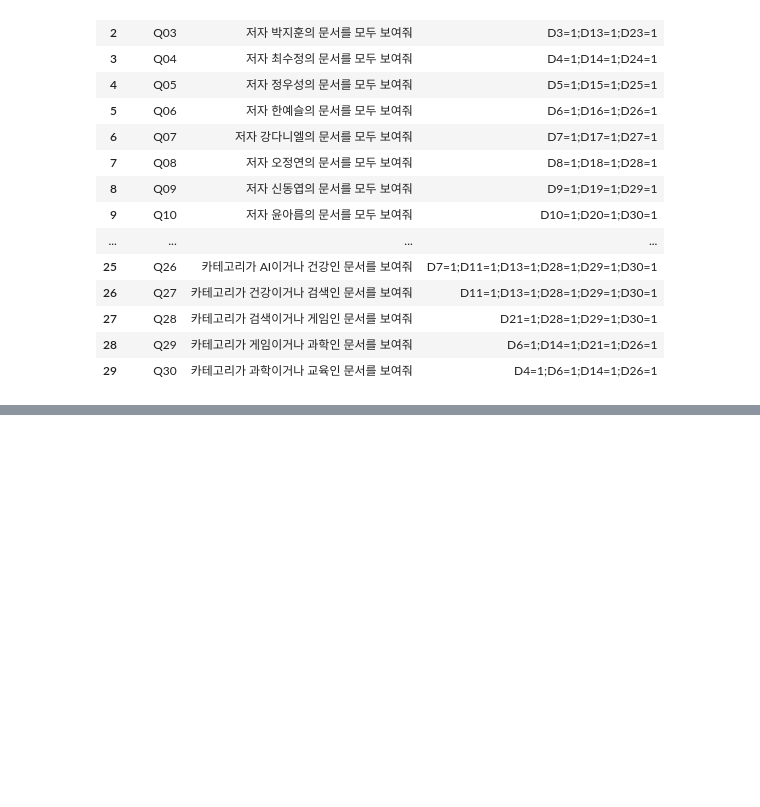
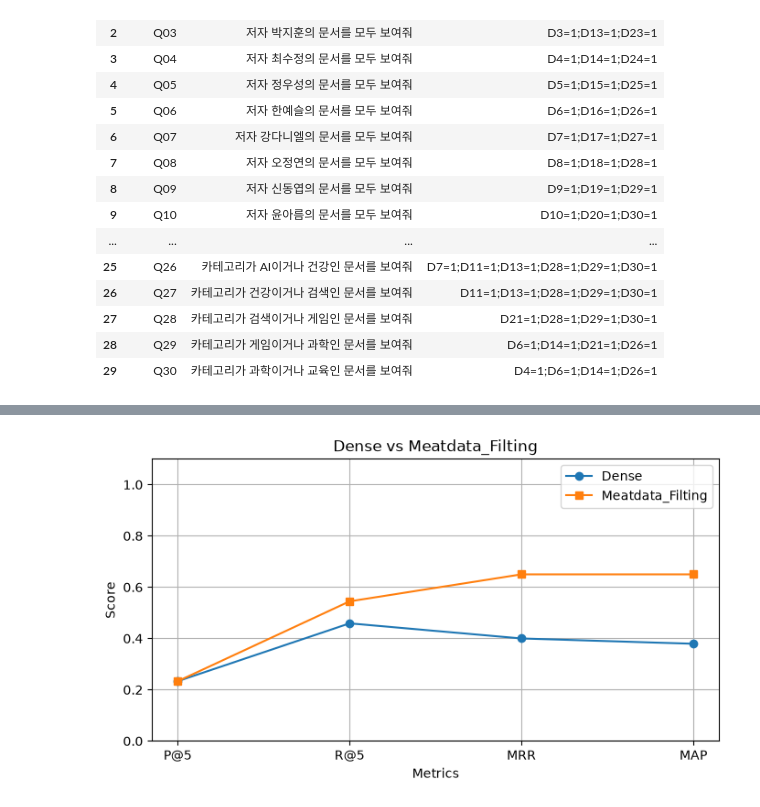
Before and after one commit to skn34-hjk/LLM-exercise, a Jupyter notebook: 07_advanced_rag/01_retrieval_oprimization/08_metadata_filtering.ipynb, the cells around one changed output, grey strips where cells are left out. Drawn from its saved outputs; the diff is of its cells as text; code cells hidden in the pictures; blank space fills up the shorter version.

```diff
--- a/07_advanced_rag/01_retrieval_oprimization/08_metadata_filtering.ipynb
+++ b/07_advanced_rag/01_retrieval_oprimization/08_metadata_filtering.ipynb
@@ -69,0 +111,10 @@ queries_df
+# %%
+from langchain_openai import OpenAIEmbeddings
+from langchain_pinecone import PineconeVectorStore
+
+embeddings = OpenAIEmbeddings(model='text-embedding-3-small')  # 1536차원 임베딩 모델
+
+vector_store = PineconeVectorStore(
+    index_name = 'ir-meta',  # 연결할 index명
+    embedding = embeddings  # 사용할 임베딩 함수 (연결할 인덱스 차원과 임베딩 차원이 같아야 함)
+)
@@ -69,0 +166,3 @@ queries_df
+# %%
+# Documents를 Pinecone에 업서트
+vector_store.add_documents(docs_to_index)
@@ -69,0 +506,11 @@ queries_df
+# %%
+dense_results = {}  # {qid: [doc_id: content, ...], ...}
+
+for idx, row in tqdm(queries_df.iterrows()):
+    qid = row['query_id']
+    query_text = row['query_text']
+    docs = vector_store.similarity_search(query_text, k=5)
+    dense_results[qid] = [doc.metadata['doc_id'] for doc in docs]
+# %%
+dense_metrics = evaluate_all(dense_results, queries_df, k=5)
+self_query_metrics = evaluate_all(self_query_results, queries_df, k=5)
@@ -69,0 +530,22 @@ queries_df
+# %%
+import matplotlib.pyplot as plt
+
+metrics = ['P@5', 'R@5', 'MRR', 'MAP']
+original_vals = [dense_metrics['P@k'], dense_metrics['R@k'], dense_metrics['MRR'], dense_metrics['MAP']]
+compressed_vals = [self_query_metrics['P@k'], self_query_metrics['R@k'], self_query_metrics['MRR'], self_query_metrics['MAP']]
+
+x = range(len(metrics))  # 0~3
+
+plt.figure(figsize=(8, 4))
+plt.plot(x, original_vals, marker='o', label='Dense')
+plt.plot(x, compressed_vals, marker='s', label='Meatdata_Filting')
+plt.xticks(x, metrics)  # x축 눈금은 0~3 -> 지표명
+plt.ylim(0, 1.1)
+plt.xlabel('Metrics')
+plt.ylabel('Score')
+plt.title('Dense vs Meatdata_Filting')
+plt.legend()
+plt.grid()
+plt.show()
+# %% [output]
+[figure, added]
```
Also changed, not shown: parts of 18 cells of this notebook, 7 other files.
